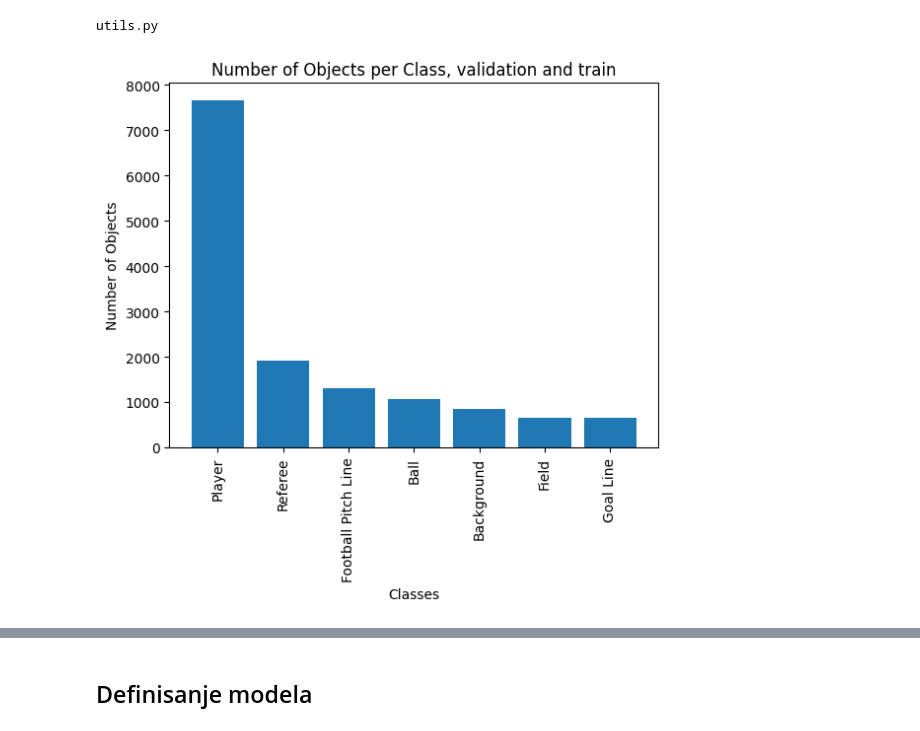
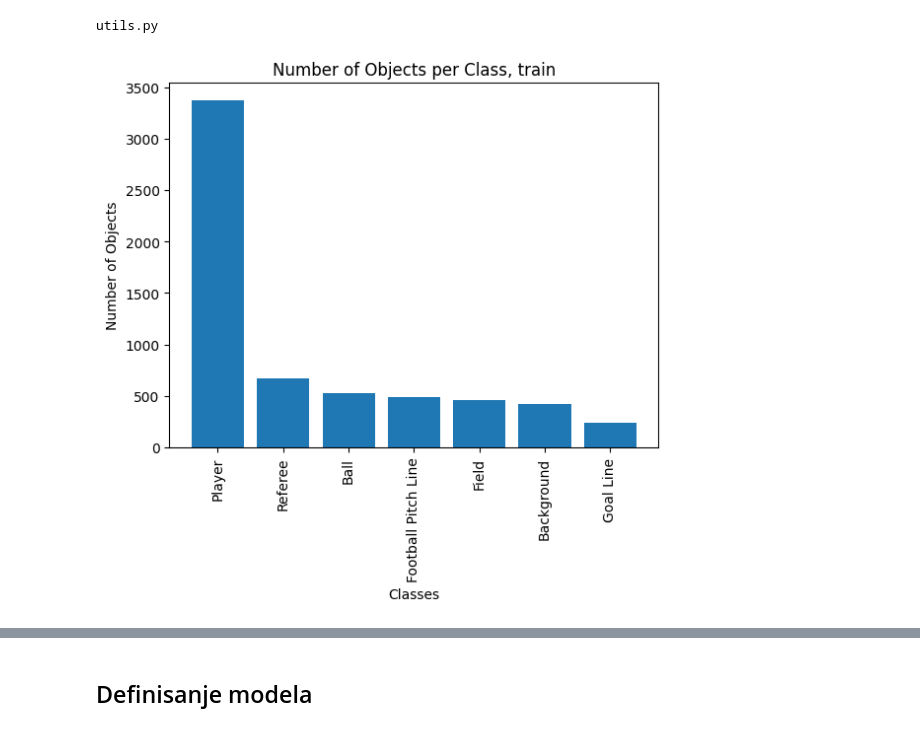
Before and after one commit to kristijanpetronijevic/panoptic, a Jupyter notebook: code/models/mask_rcnn.ipynb, the cells around one changed output, grey strips where cells are left out. Drawn from its saved outputs; the diff is of its cells as text; code cells hidden in the pictures.

```diff
--- a/code/models/mask_rcnn.ipynb
+++ b/code/models/mask_rcnn.ipynb
@@ -78,7 +88,7 @@ from codes.utils.utils import plot_object_distribution, set_seed
 # %%
-TRAIN_ANNOTATION = './archive/training_and_validation/train.json'
-VAL_ANNOTATION = './archive/training_and_validation/val.json'
-TEST_ANNOTATION = './archive/test/import-videos/ann/instances.json'
+TRAIN_ANNOTATION = './archive/train_val_test_new/coco_training.json'
+VAL_ANNOTATION = './archive/train_val_test_new/coco_val.json'
+TEST_ANNOTATION = './archive/train_val_test_new/coco_test.json'
 IMAGES_DIR = './archive/images/'
 MODEL_DIR_PATH = './output/mask_rcnn_models/'
 # %%
@@ -87,4 +99,4 @@ set_seed(42)
 # %%
-plot_object_distribution(TRAIN_ANNOTATION, title = "Number of Objects per Class, validation and train")
+plot_object_distribution(TRAIN_ANNOTATION, title = "Number of Objects per Class, train")
 # %% [output]
-[figure, old version]
+[figure, new version]
```
Also changed, not shown: parts of 44 cells of this notebook, 3 other files.
